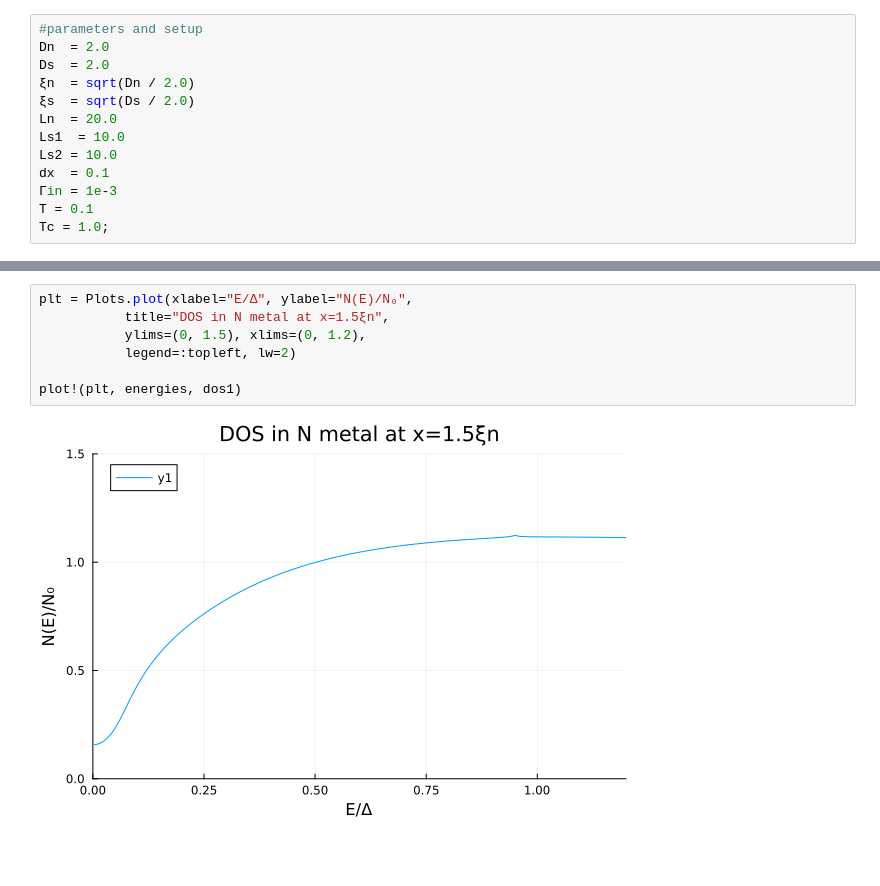
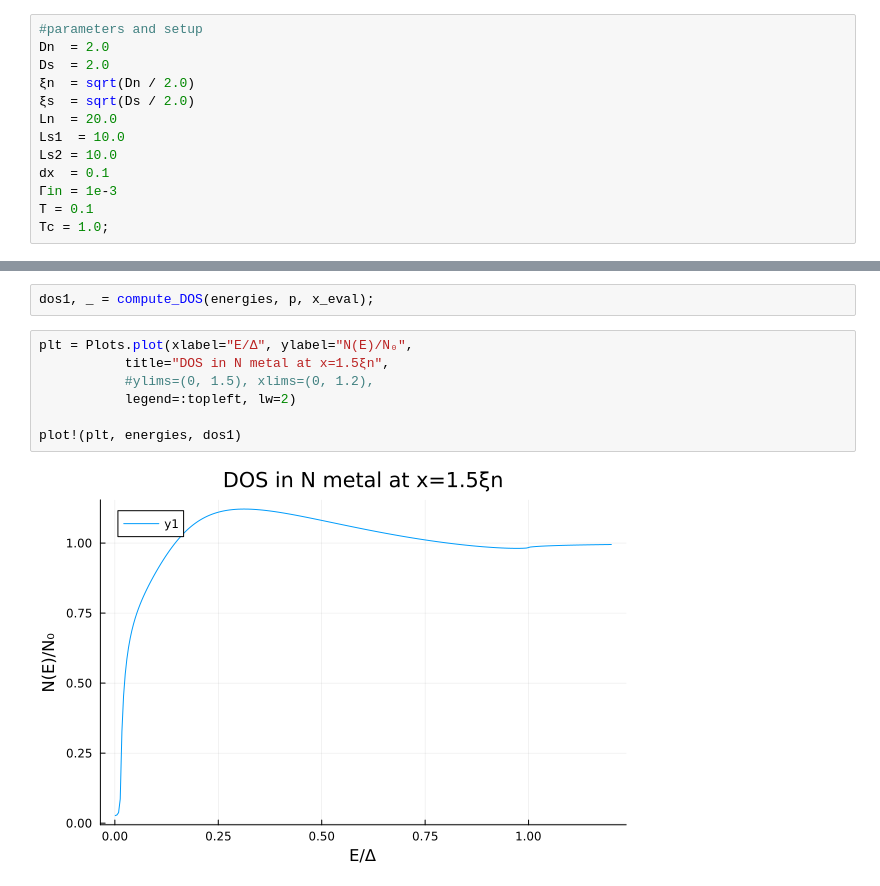
Before and after one commit to nakowalczyk/usadel_1D, a Jupyter notebook: scripts/SNS.ipynb, the cells around one changed output, grey strips where cells are left out. Drawn from its saved outputs; the diff is of its cells as text; blank space fills up the shorter version.

```diff
--- a/scripts/SNS.ipynb
+++ b/scripts/SNS.ipynb
@@ -39,9 +43,11 @@ plot!(plt, 1:length(Δ_sc), Δ_sc./maximum(Δ_sc))
+# %%
+dos1, _ = compute_DOS(energies, p, x_eval);
 # %%
 plt = Plots.plot(xlabel="E/Δ", ylabel="N(E)/N₀",
            title="DOS in N metal at x=1.5ξn",
-           ylims=(0, 1.5), xlims=(0, 1.2),
+           #ylims=(0, 1.5), xlims=(0, 1.2),
            legend=:topleft, lw=2)
 
 plot!(plt, energies, dos1)
 # %% [output]
-[figure, old version]
+[figure, new version]
```
Also changed, not shown: parts of 4 cells of this notebook, 2 other files.
